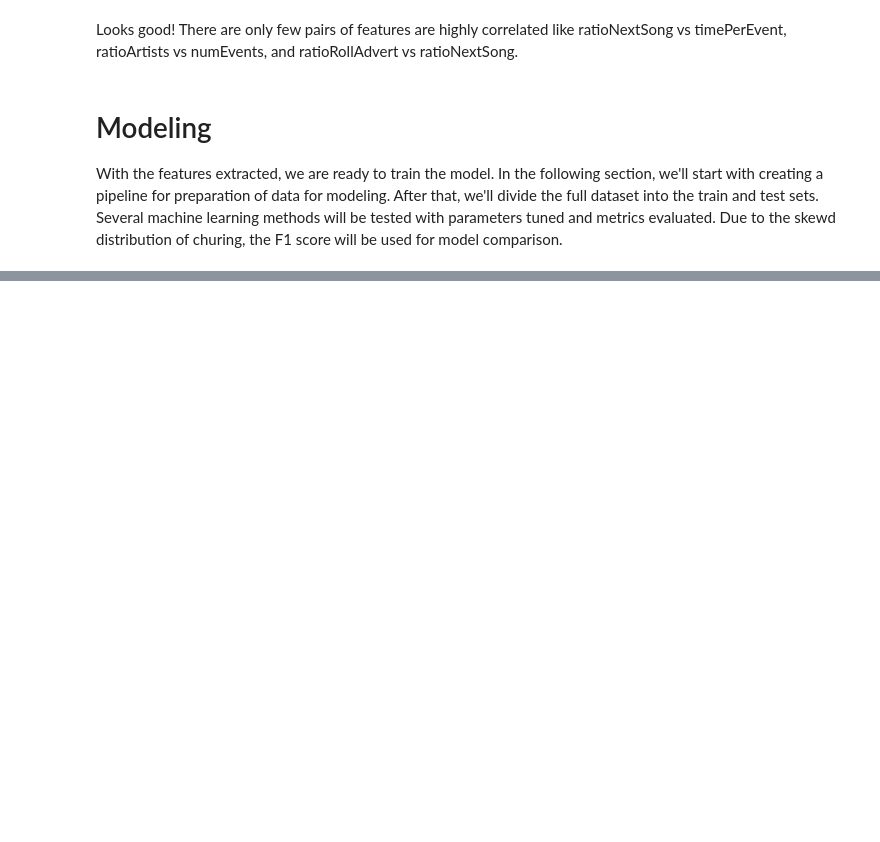
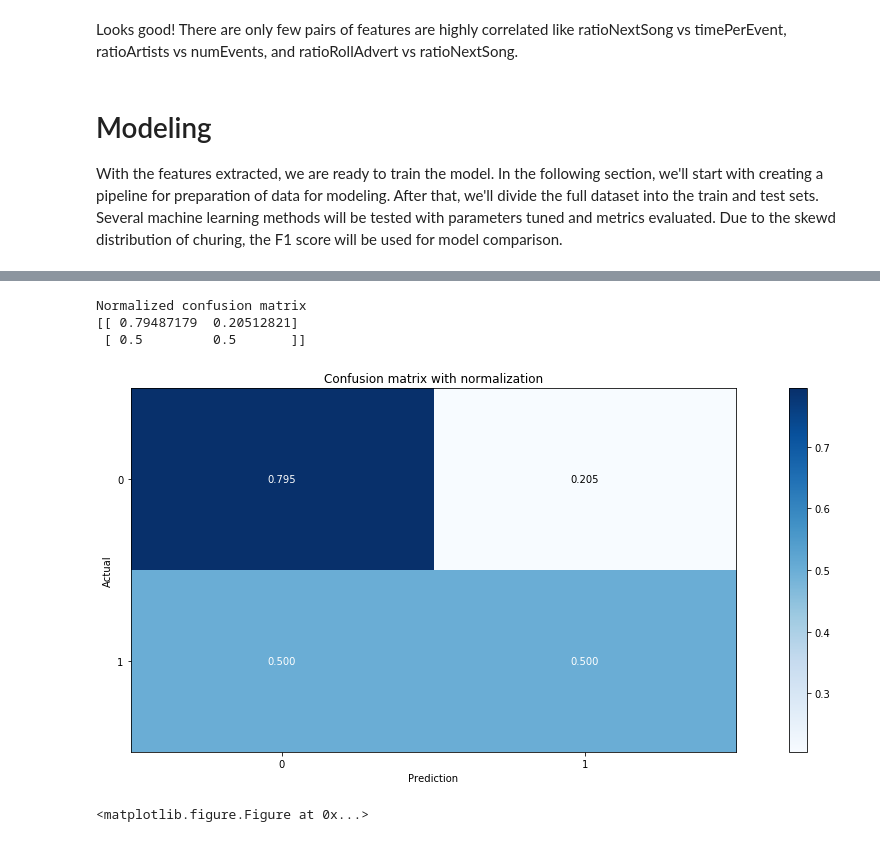
Before and after one commit to chziha/Data-Scientist-Udacity-Nanodegree, a Jupyter notebook: Churn-Predicting-with-Spark/Sparkify.ipynb, the cells around one changed output, grey strips where cells are left out. Drawn from its saved outputs; the diff is of its cells as text; code cells hidden in the pictures; blank space fills up the shorter version.

```diff
--- a/Churn-Predicting-with-Spark/Sparkify.ipynb
+++ b/Churn-Predicting-with-Spark/Sparkify.ipynb
@@ -1065,0 +1350,13 @@ Clean up your code, adding comments and renaming variables to make the code easi
+# %%
+# Naive Bayes
+nb = NaiveBayes(labelCol='churn')
+
+param_grid_nb = ParamGridBuilder() \
+    .addGrid(nb.smoothing, [0, 1, 5]) \
+    .build()
+
+cv_nb = CrossValidator(estimator=nb, estimatorParamMaps=param_grid_nb,
+                       evaluator=MulticlassClassificationEvaluator(labelCol='churn'),
+                       numFolds=3, seed=35)
+
+nb_model = cv_nb.fit(train)
@@ -1065,0 +1375,8 @@ Clean up your code, adding comments and renaming variables to make the code easi
+# %%
+plot_cm(nb_model, labels = ["0", "1"], normalize = True)
+# %% [output]
+Normalized confusion matrix
+[[ 0.79487179  0.20512821]
+ [ 0.5         0.5       ]]
+[figure, added]
+<matplotlib.figure.Figure at 0x...>
```
Also changed, not shown: parts of 46 cells of this notebook.
